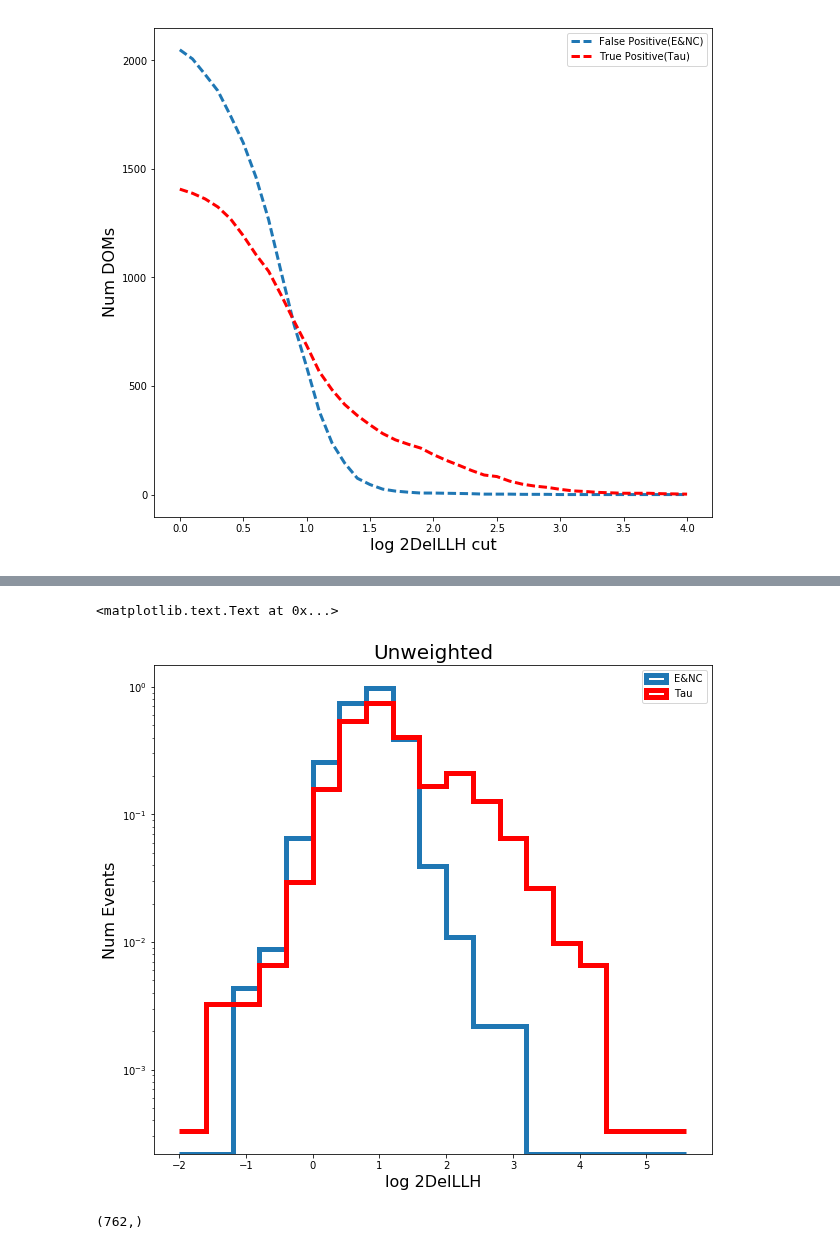
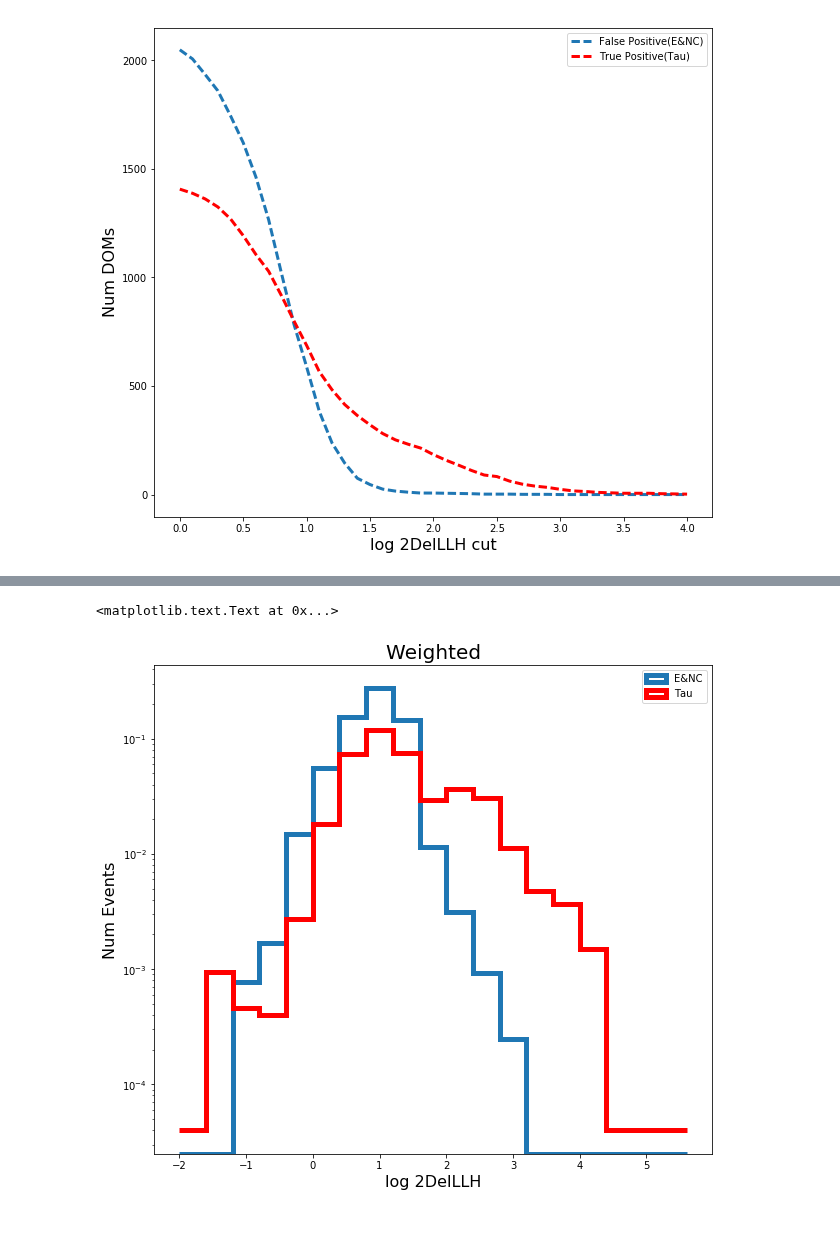
Before and after one commit to ka-til/P-ONE_NuTau, a Jupyter notebook: IMINUIT/expGauss.ipynb, the cells around one changed output, grey strips where cells are left out. Cells and saved outputs as stored; diff of their text form; code cells hidden in the pictures.

Commit message:
Adding weights to the analysis

```diff
--- a/IMINUIT/expGauss.ipynb
+++ b/IMINUIT/expGauss.ipynb
@@ -311,25 +311,21 @@ plt.ylabel('Log Num Events', fontsize = 16)
 # %%
 '''
 On event basis - DOMs are weighted
 '''
 LLH_t = np.log10(largest_2DelLLH_t[largest_2DelLLH_t > 0])
 LLH_e = np.log10(largest_2DelLLH_e[largest_2DelLLH_e > 0])
 
 wFinal_t = weightPerEventTau[largest_2DelLLH_t > 0]
 wFinal_e = weightPerEventE[largest_2DelLLH_e > 0]
 
 bins = np.arange(-2, 6, 0.4)
 plt.figure(figsize=(10,9))
-plt.hist(LLH_e, bins=bins, weights=wFinal_t, histtype='step', log=True, linewidth = 5, label='E&NC')
-plt.hist(LLH_t, bins=bins, weights_wFinal_e, histtype='step', log=True, linewidth = 5, label='Tau', color='r')
+plt.hist(LLH_e, bins=bins, weights=wFinal_e, histtype='step', log=True, linewidth = 5, label='E&NC')
+plt.hist(LLH_t, bins=bins, weights=wFinal_t, histtype='step', log=True, linewidth = 5, label='Tau', color='r')
 plt.legend()
 plt.xlabel('log 2DelLLH', fontsize = 16)
 plt.ylabel('Num Events', fontsize = 16)
 plt.title('Weighted', fontsize=20)
 # %% [output]
 <matplotlib.text.Text at 0x...>
-[figure, old version]
+[figure, new version]
-# %%
-weightPerEventTau[largest_2DelLLH_t > 0].shape
-# %% [output]
-(762,)
```
Also changed, not shown: parts of 11 cells of this notebook, 2 other files.
